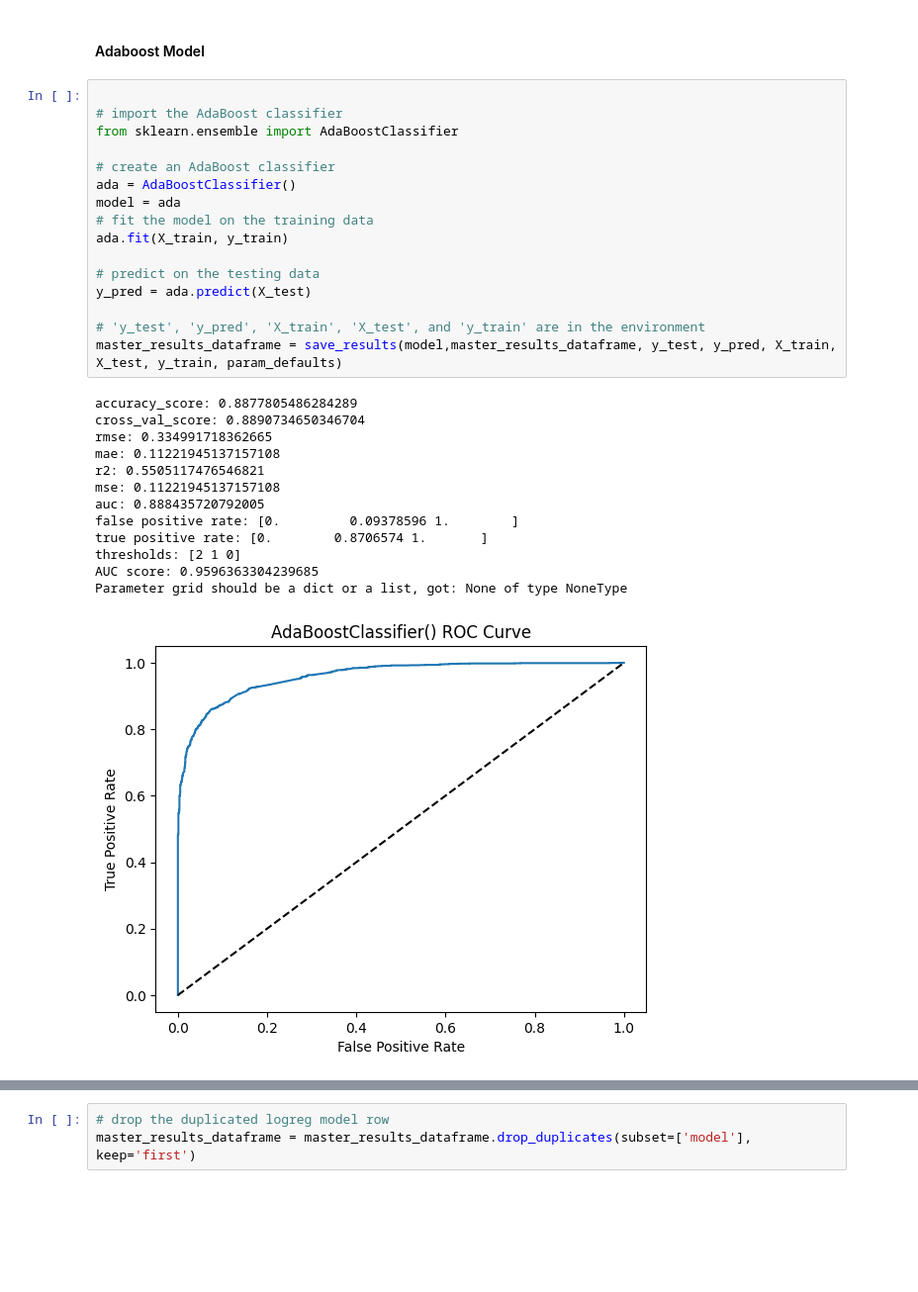
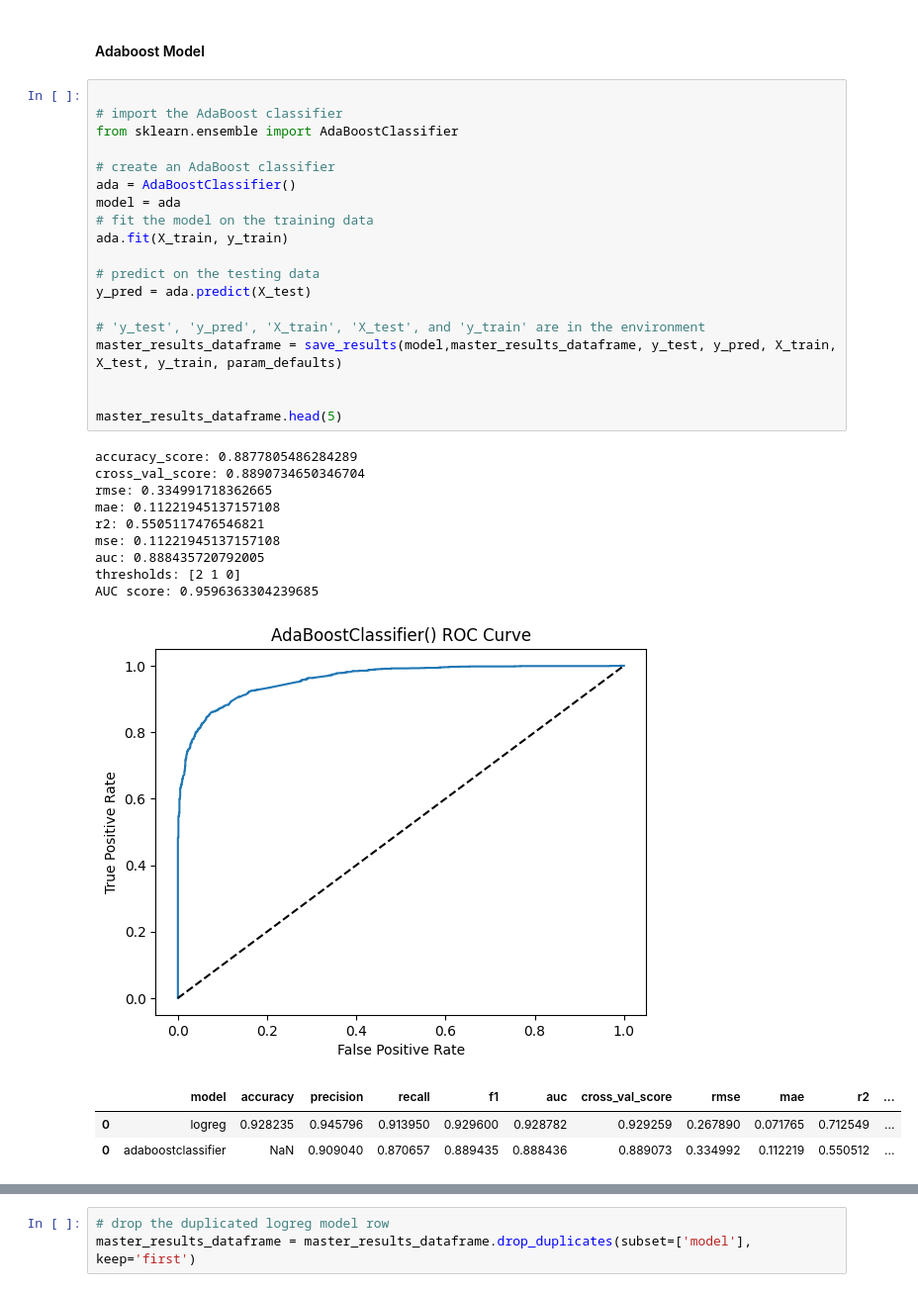
Before and after one commit to grahamwaters/Reddit-NLP-Analysis, a Jupyter notebook: notebooks/final_report_checkpoint.ipynb, the cells around one changed output, grey strips where cells are left out. Shown at 99% size. Drawn from its saved outputs; the diff is of its cells as text; blank space fills up the shorter version.

```diff
--- a/notebooks/final_report_checkpoint.ipynb
+++ b/notebooks/final_report_checkpoint.ipynb
@@ -757,33 +767,36 @@ AUC score: 0.9760867679972742
 # %%
 
 # import the AdaBoost classifier
 from sklearn.ensemble import AdaBoostClassifier
 
 # create an AdaBoost classifier
 ada = AdaBoostClassifier()
 model = ada
 # fit the model on the training data
 ada.fit(X_train, y_train)
 
 # predict on the testing data
 y_pred = ada.predict(X_test)
 
 # 'y_test', 'y_pred', 'X_train', 'X_test', and 'y_train' are in the environment
 master_results_dataframe = save_results(model,master_results_dataframe, y_test, y_pred, X_train, X_test, y_train, param_defaults)
+
+
+master_results_dataframe.head(5)
 # %% [output]
 accuracy_score: 0.8877805486284289
 cross_val_score: 0.8890734650346704
 rmse: 0.334991718362665
 mae: 0.11221945137157108
 r2: 0.5505117476546821
 mse: 0.11221945137157108
 auc: 0.888435720792005
-false positive rate: [0.         0.09378596 1.        ]
-true positive rate: [0.        0.8706574 1.       ]
 thresholds: [2 1 0]
 AUC score: 0.9596363304239685
-Parameter grid should be a dict or a list, got: None of type NoneType
 [figure]
+|  | model | accuracy | precision | recall | f1 | auc | cross_val_score | rmse | mae | r2 | ... |
+| 0 | logreg | 0.928235 | 0.945796 | 0.913950 | 0.929600 | 0.928782 | 0.929259 | 0.267890 | 0.071765 | 0.712549 | ... |
+| 0 | adaboostclassifier | NaN | 0.909040 | 0.870657 | 0.889435 | 0.888436 | 0.889073 | 0.334992 | 0.112219 | 0.550512 | ... |
 # %%
 
 # import the Gradient Boosting classifier
```
Also changed, not shown: parts of 13 cells of this notebook, 5 other files.
